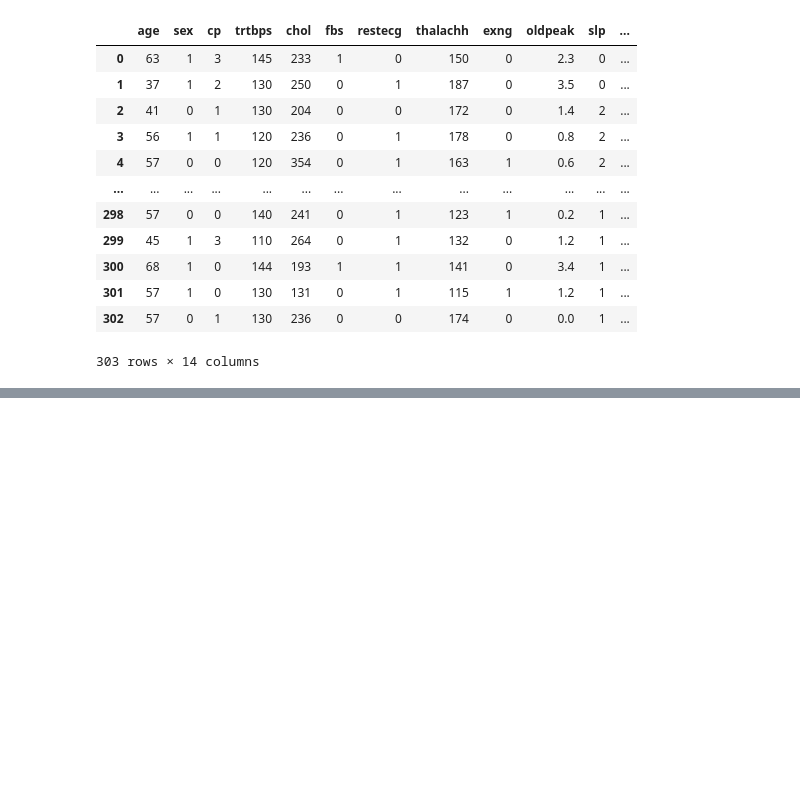
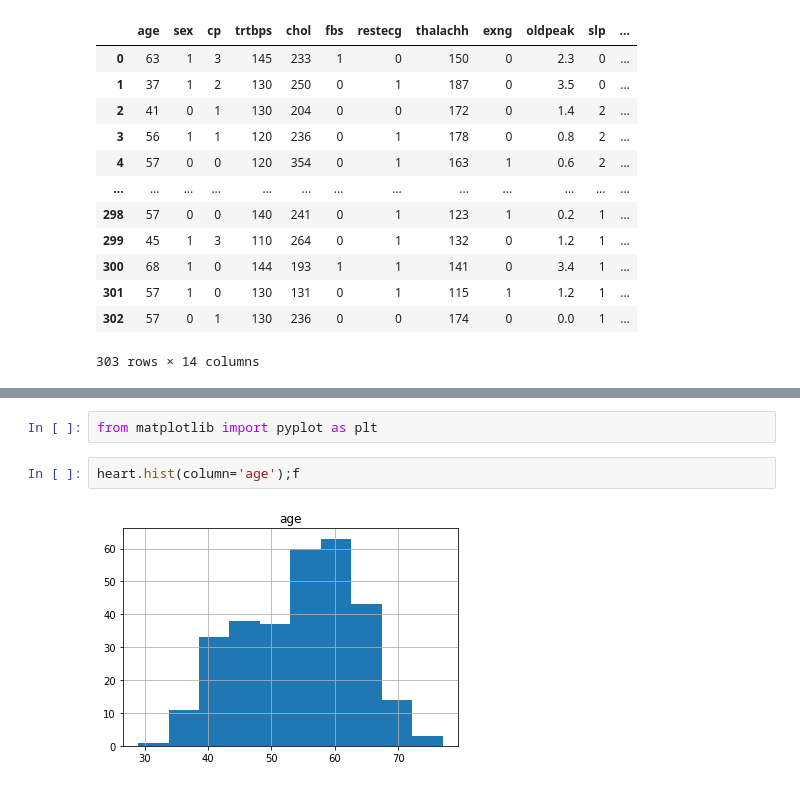
Before and after one commit to HelloMyNameIsGaspard/tutorialrepo1, a Jupyter notebook: heart.csv.ipynb, the cells around one changed output, grey strips where cells are left out. Cells and saved outputs as stored; diff of their text form; blank space fills up the shorter version.

```diff
--- a/heart.csv.ipynb
+++ b/heart.csv.ipynb
@@ -398,0 +422,6 @@ heart
+# %%
+from matplotlib import pyplot as plt
+# %%
+heart.hist(column='age');f
+# %% [output]
+[figure, added]
```
Also changed, not shown: parts of 5 cells of this notebook.
